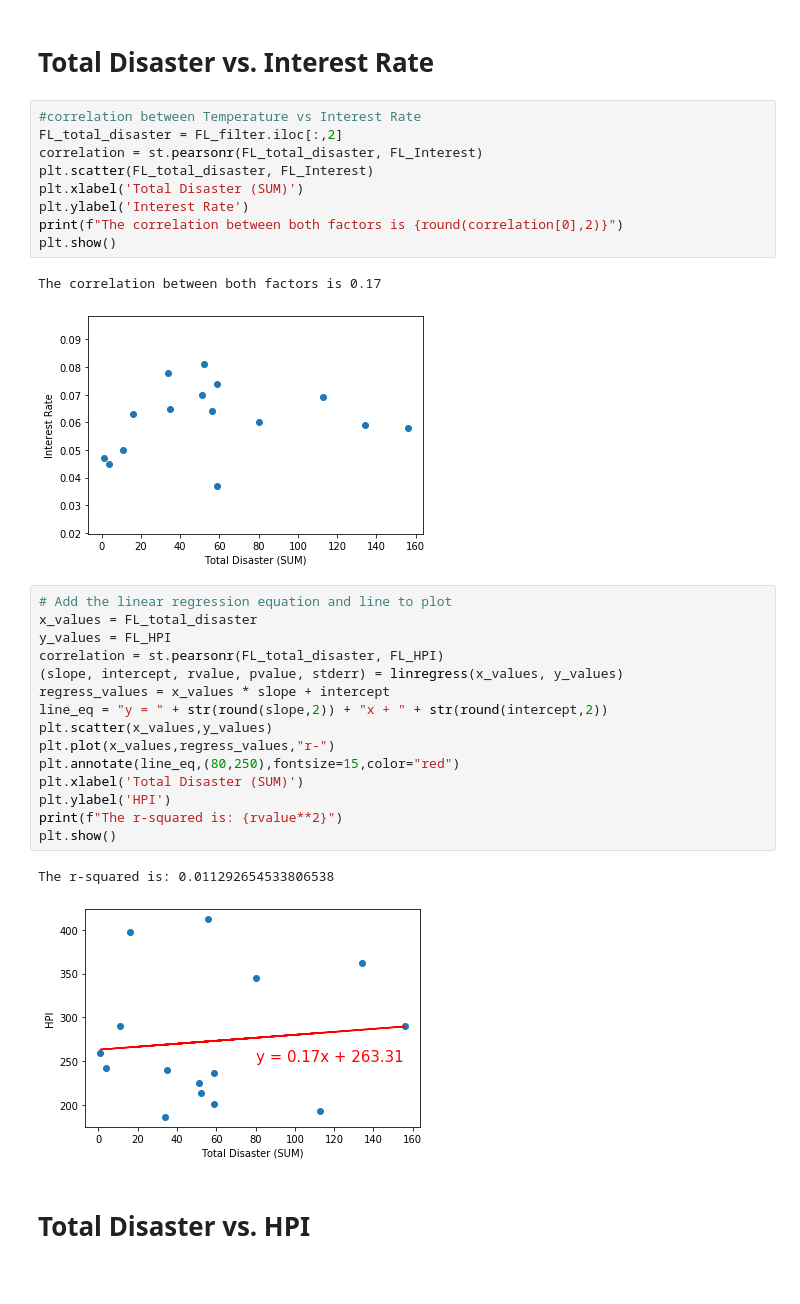
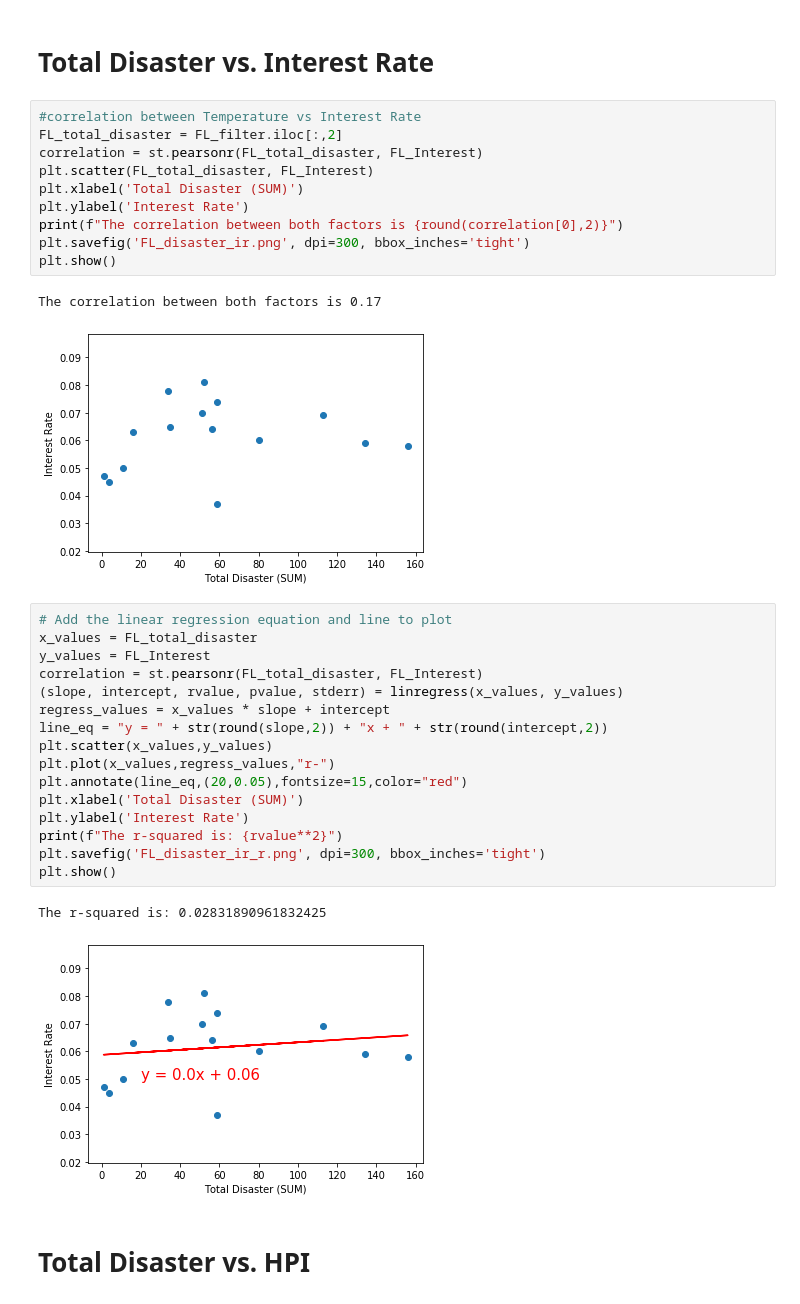
Before and after one commit to connorberek226/Final-Project, a Jupyter notebook: IL Data/Weather_Analysis.ipynb, the cells around one changed output. Saved outputs shown, nothing was run; the diff lists cells and outputs as text.

```diff
--- a/IL Data/Weather_Analysis.ipynb
+++ b/IL Data/Weather_Analysis.ipynb
@@ -509,6 +531,7 @@ plt.scatter(FL_total_disaster, FL_Interest)
 plt.xlabel('Total Disaster (SUM)')
 plt.ylabel('Interest Rate')
 print(f"The correlation between both factors is {round(correlation[0],2)}")
+plt.savefig('FL_disaster_ir.png', dpi=300, bbox_inches='tight')
 plt.show()
 # %% [output]
 The correlation between both factors is 0.17
@@ -516,21 +539,22 @@ The correlation between both factors is 0.17
 # %%
 # Add the linear regression equation and line to plot
 x_values = FL_total_disaster
-y_values = FL_HPI
-correlation = st.pearsonr(FL_total_disaster, FL_HPI)
+y_values = FL_Interest
+correlation = st.pearsonr(FL_total_disaster, FL_Interest)
 (slope, intercept, rvalue, pvalue, stderr) = linregress(x_values, y_values)
 regress_values = x_values * slope + intercept
 line_eq = "y = " + str(round(slope,2)) + "x + " + str(round(intercept,2))
 plt.scatter(x_values,y_values)
 plt.plot(x_values,regress_values,"r-")
-plt.annotate(line_eq,(80,250),fontsize=15,color="red")
+plt.annotate(line_eq,(20,0.05),fontsize=15,color="red")
 plt.xlabel('Total Disaster (SUM)')
-plt.ylabel('HPI')
+plt.ylabel('Interest Rate')
 print(f"The r-squared is: {rvalue**2}")
+plt.savefig('FL_disaster_ir_r.png', dpi=300, bbox_inches='tight')
 plt.show()
 # %% [output]
-The r-squared is: 0.011292654533806538
+The r-squared is: 0.02831890961832425
-[figure, old version]
+[figure, new version]
 # %% [markdown]
 # Total Disaster vs. HPI
 # %%
```
Also changed, not shown: parts of 47 cells of this notebook, 46 other files.
